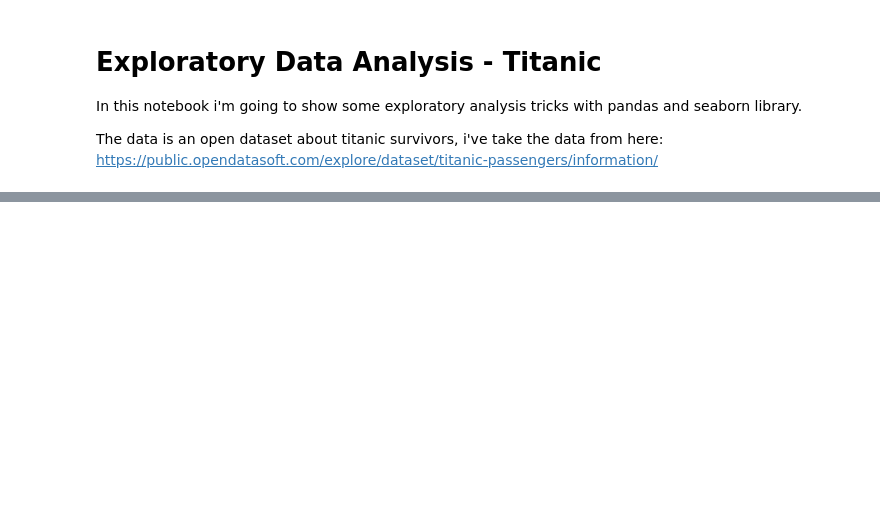
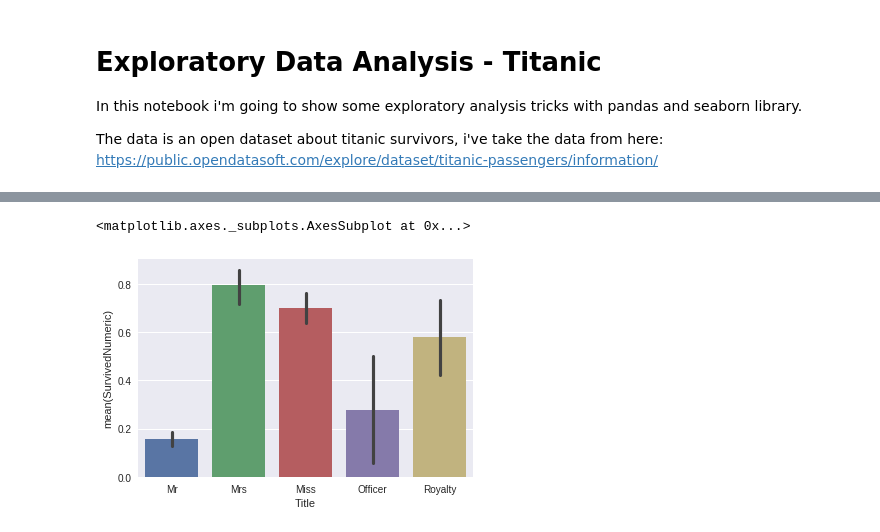
Before and after one commit to EikeDehling/machine-learnings, a Jupyter notebook: exploratory_data_analysis_titanic.ipynb, the cells around one changed output, grey strips where cells are left out. Drawn from its saved outputs; the diff is of its cells as text; code cells hidden in the pictures; blank space fills up the shorter version.

```diff
--- a/exploratory_data_analysis_titanic.ipynb
+++ b/exploratory_data_analysis_titanic.ipynb
@@ -43,0 +49,4 @@ sns.barplot(x="Embarked", y="Survived", data=df)
+# %%
+df['Title'] = df['Name'].map(lambda name: name.split(',')[1].split('.')[0].strip())
+
+df[['Name', 'Title']].head()
@@ -43,0 +61,28 @@ sns.barplot(x="Embarked", y="Survived", data=df)
+# %%
+titles = {
+    "Capt": "Officer",
+    "Col": "Officer",
+    "Major": "Officer",
+    "Jonkheer": "Royalty",
+    "Don": "Royalty",
+    "Sir": "Royalty",
+    "Dr": "Officer",
+    "Rev": "Officer",
+    "the Countess":"Royalty",
+    "Dona": "Royalty",
+    "Mme": "Mrs",
+    "Mlle": "Miss",
+    "Ms": "Mrs",
+    "Mr": "Mr",
+    "Mrs": "Mrs",
+    "Miss": "Miss",
+    "Master": "Royalty",
+    "Lady": "Royalty"
+}
+
+df['Title'] = df['Title'].map(titles)
+# %%
+sns.barplot(x="Title", y="SurvivedNumeric", data=df)
+# %% [output]
+<matplotlib.axes._subplots.AxesSubplot at 0x...>
+[figure, added]
```
Also changed, not shown: parts of 7 cells of this notebook.
